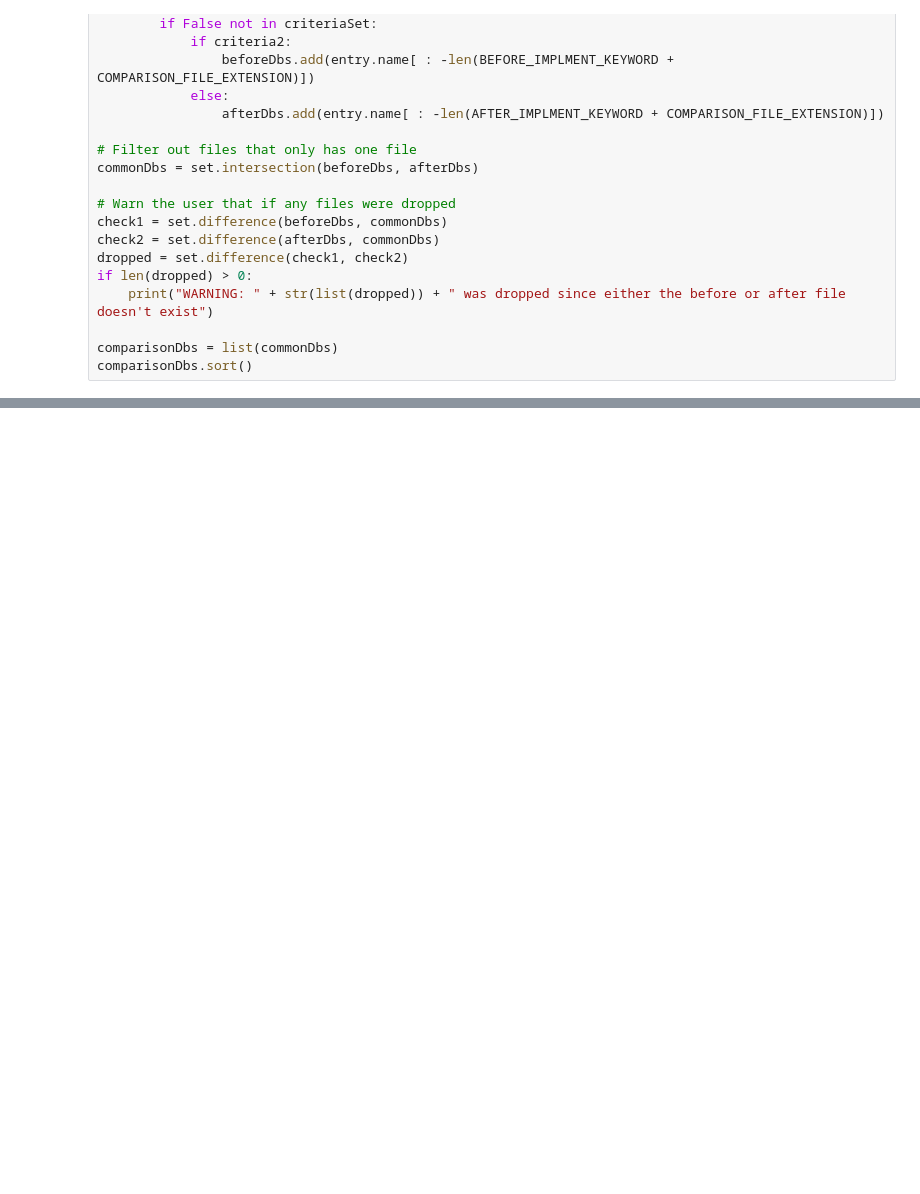
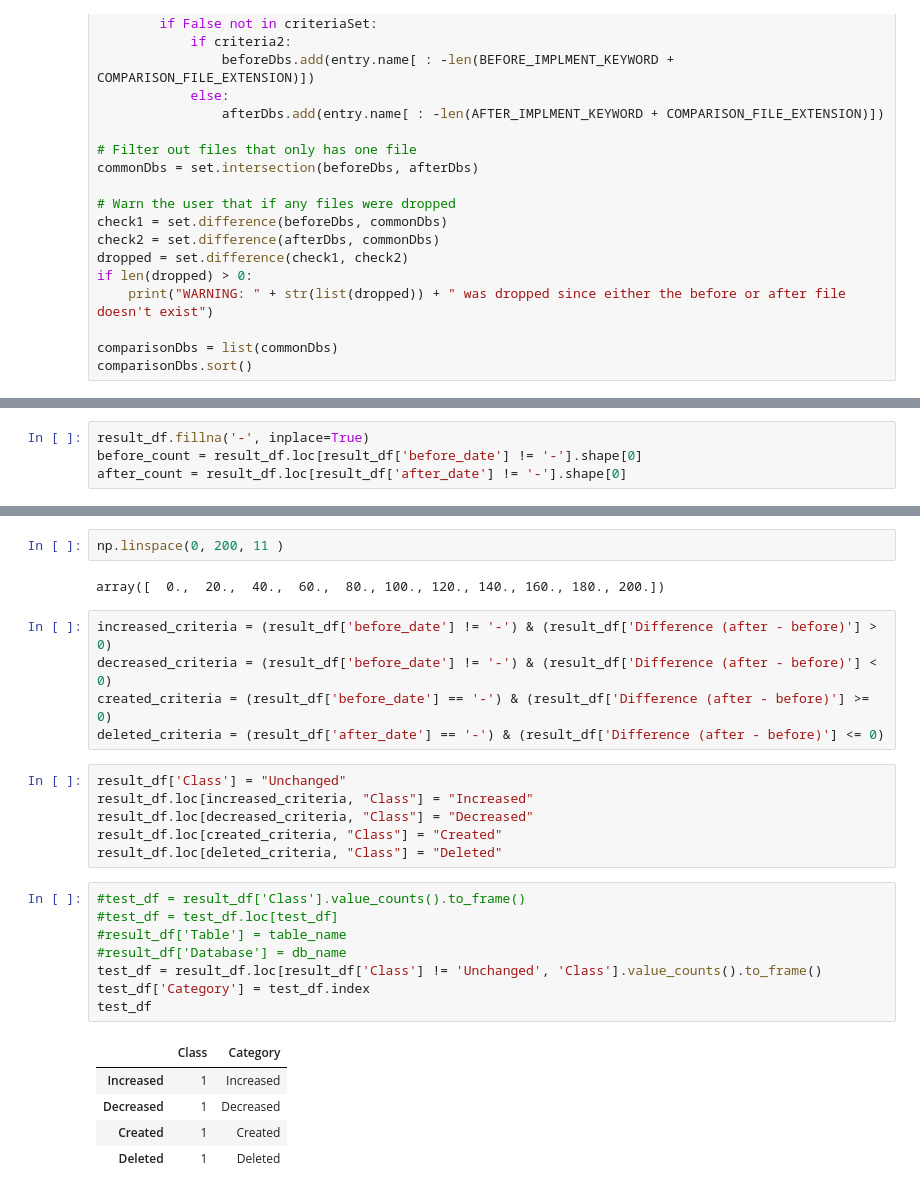
Before and after one commit to Manish-GS/Post-Implementation-Check, a Jupyter notebook: v2.ipynb, the cells around one changed output, grey strips where cells are left out. Saved outputs shown, nothing was run; the diff lists cells and outputs as text; blank space fills up the shorter version.

```diff
--- a/v2.ipynb
+++ b/v2.ipynb
@@ -499,0 +494,4 @@ g.add_legend()
+# %%
+result_df.fillna('-', inplace=True)
+before_count = result_df.loc[result_df['before_date'] != '-'].shape[0]
+after_count = result_df.loc[result_df['after_date'] != '-'].shape[0]
@@ -499,0 +573,29 @@ g.add_legend()
+# %%
+np.linspace(0, 200, 11 )
+# %% [output]
+array([  0.,  20.,  40.,  60.,  80., 100., 120., 140., 160., 180., 200.])
+# %%
+increased_criteria = (result_df['before_date'] != '-') & (result_df['Difference (after - before)'] > 0)
+decreased_criteria = (result_df['before_date'] != '-') & (result_df['Difference (after - before)'] < 0)
+created_criteria = (result_df['before_date'] == '-') & (result_df['Difference (after - before)'] >= 0)
+deleted_criteria = (result_df['after_date'] == '-') & (result_df['Difference (after - before)'] <= 0)
+# %%
+result_df['Class'] = "Unchanged"
+result_df.loc[increased_criteria, "Class"] = "Increased"
+result_df.loc[decreased_criteria, "Class"] = "Decreased"
+result_df.loc[created_criteria, "Class"] = "Created"
+result_df.loc[deleted_criteria, "Class"] = "Deleted"
+# %%
+#test_df = result_df['Class'].value_counts().to_frame()
+#test_df = test_df.loc[test_df]
+#result_df['Table'] = table_name
+#result_df['Database'] = db_name
+test_df = result_df.loc[result_df['Class'] != 'Unchanged', 'Class'].value_counts().to_frame()
+test_df['Category'] = test_df.index
+test_df
+# %% [output]
+|  | Class | Category |
+| Increased | 1 | Increased |
+| Decreased | 1 | Decreased |
+| Created | 1 | Created |
+| Deleted | 1 | Deleted |
```
Also changed, not shown: parts of 10 cells of this notebook, 14 other files.
